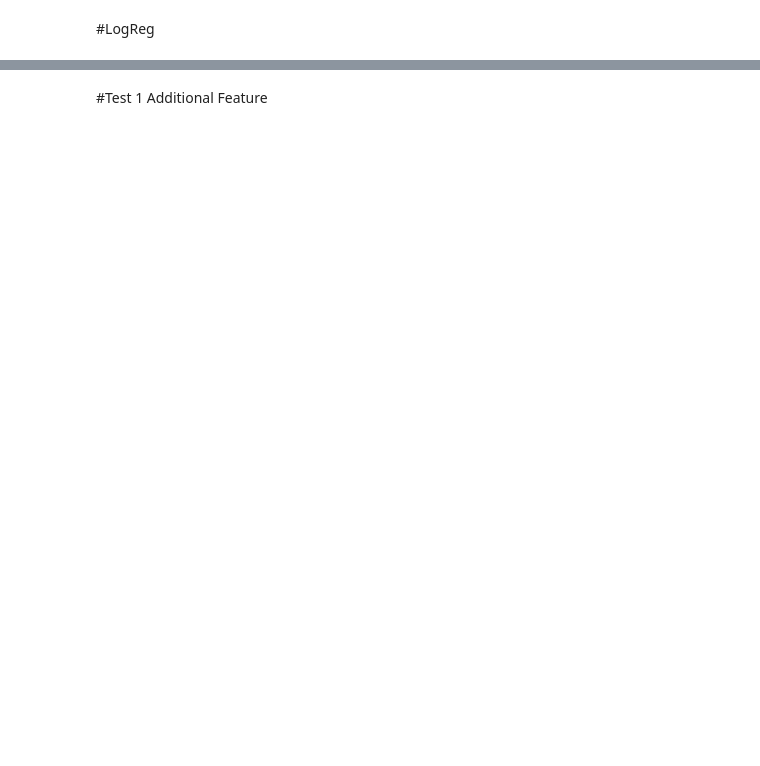
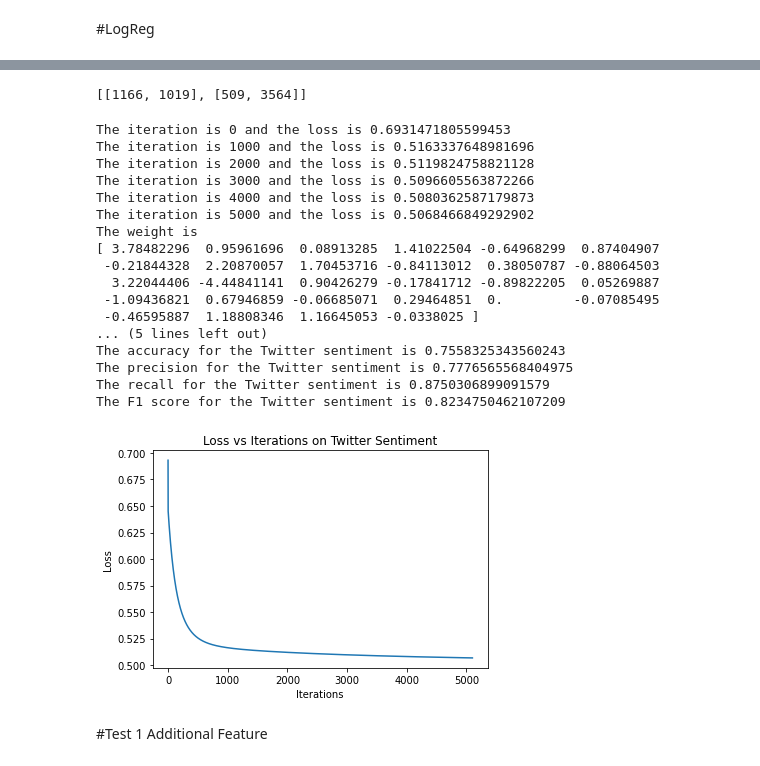
Before and after one commit to dldowning/Fall2022-5222, a Jupyter notebook: All_Features_Downing_Roberts_5222_Project_2.ipynb, the cells around one changed output, grey strips where cells are left out. Drawn from its saved outputs; the diff is of its cells as text; code cells hidden in the pictures; blank space fills up the shorter version.

```diff
--- a/All_Features_Downing_Roberts_5222_Project_2.ipynb
+++ b/All_Features_Downing_Roberts_5222_Project_2.ipynb
@@ -1030,3 +1016,42 @@ cm = LogRegSent.metrics(y_pred, y_test)
+# %%
+cm
+# %% [output]
+[[1166, 1019], [509, 3564]]
+# %%
+X_train, X_test, y_train, y_test = train_test_split(
+Xc, yc, test_size=0.2, random_state=42)
+mms = MinMaxScaler()
+X_train_norm = mms.fit_transform(X_train)
+X_test_norm = mms.transform(X_test)
+feature_number, lr, epochs = X_train.shape[1], .5, 1000000
+LogRegSent = LogRegression(feature_number, lr, epochs)
+losses = LogRegSent.fit(X_train_norm, y_train)
+plt.xlabel("Iterations")
+plt.ylabel("Loss")
+plt.title("Loss vs Iterations on Twitter Sentiment")
+plt.plot(losses)
+plt.show
+y_pred = LogRegSent.predict(X_test_norm)
+cm = LogRegSent.metrics(y_pred, y_test)
+# %% [output]
+The iteration is 0 and the loss is 0.6931471805599453
+The iteration is 1000 and the loss is 0.5163337648981696
+The iteration is 2000 and the loss is 0.5119824758821128
+The iteration is 3000 and the loss is 0.5096605563872266
+The iteration is 4000 and the loss is 0.5080362587179873
+The iteration is 5000 and the loss is 0.5068466849292902
+The weight is
+[ 3.78482296  0.95961696  0.08913285  1.41022504 -0.64968299  0.87404907
+ -0.21844328  2.20870057  1.70453716 -0.84113012  0.38050787 -0.88064503
+  3.22044406 -4.44841141  0.90426279 -0.17841712 -0.89822205  0.05269887
+ -1.09436821  0.67946859 -0.06685071  0.29464851  0.         -0.07085495
+ -0.46595887  1.18808346  1.16645053 -0.0338025 ]
+... (5 lines left out)
+The accuracy for the Twitter sentiment is 0.7558325343560243
+The precision for the Twitter sentiment is 0.7776565568404975
+The recall for the Twitter sentiment is 0.8750306899091579
+The F1 score for the Twitter sentiment is 0.8234750462107209
+[figure, added]
 # %% [markdown]
 #Test 1 Additional Feature
 # %%
```
Also changed, not shown: parts of 42 cells of this notebook, 2 other files.
